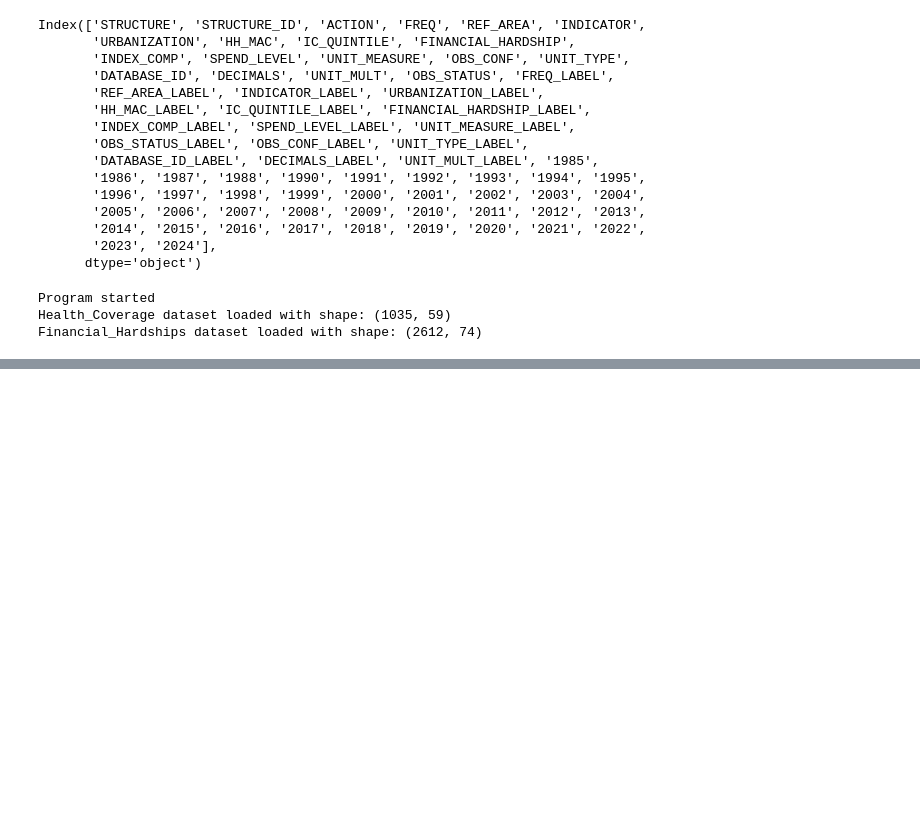
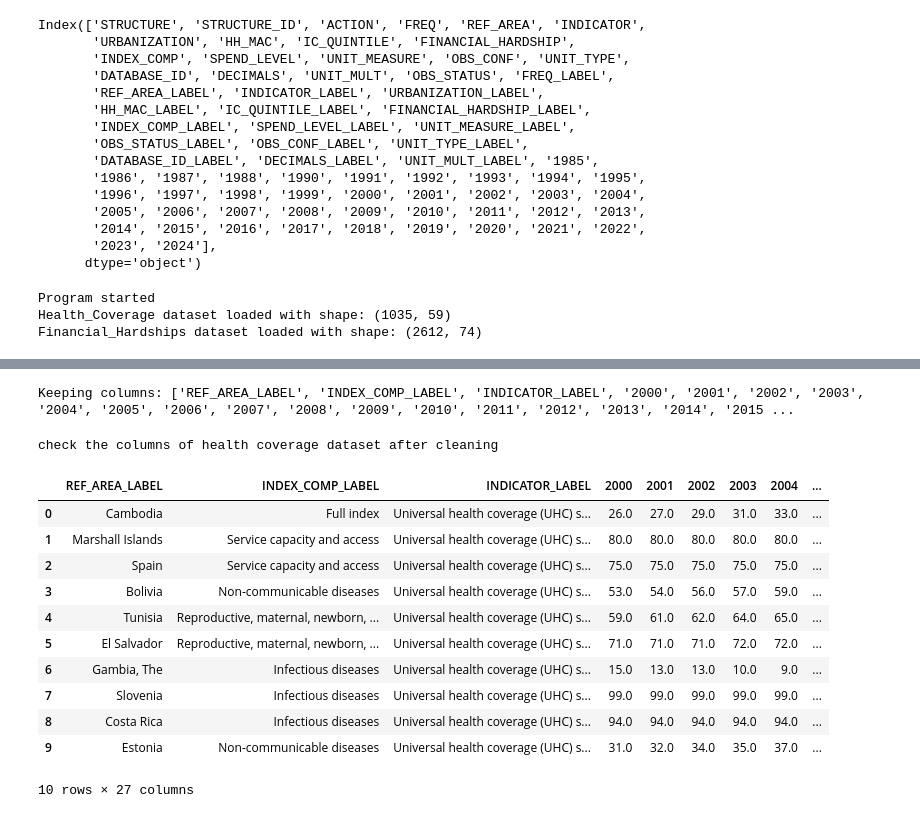
Before and after one commit to deelux-2468/Individual-_CW_DSPLC-IIT, a Jupyter notebook: Clean_Dataset.ipynb, the cells around one changed output, grey strips where cells are left out. Drawn from its saved outputs; the diff is of its cells as text; code cells hidden in the pictures; blank space fills up the shorter version.

Commit message:
added cleaned datasets and data cleaning notebook

```diff
--- a/Clean_Dataset.ipynb
+++ b/Clean_Dataset.ipynb
@@ -3,8 +3,8 @@ import pandas as pd
 import numpy as np
 import os
 # %%
-Health_Coverage = pd.read_csv("/Users/deannalakshman/Desktop/IIT/YEAR 2/SEM 2/DSPLC/Individual technical/Raw_Datasets/UHC_SCI_WIDEF (1).csv")
-Financial_Hardships = pd.read_csv("/Users/deannalakshman/Desktop/IIT/YEAR 2/SEM 2/DSPLC/Individual technical/Raw_Datasets/UHC_FH40_WIDEF.csv")
+Health_Coverage = pd.read_csv("/Users/deannalakshman/Desktop/IIT/YEAR 2/SEM 2/DSPLC/Individual technical/Raw_Datasets/Health_coverage.csv")
+Financial_Hardships = pd.read_csv("/Users/deannalakshman/Desktop/IIT/YEAR 2/SEM 2/DSPLC/Individual technical/Raw_Datasets/Finacial hardships.csv")
 # %%
 print(Health_Coverage.head())
 # %% [output]
@@ -90,13 +90,17 @@ Index(['STRUCTURE', 'STRUCTURE_ID', 'ACTION', 'FREQ', 'REF_AREA', 'INDICATOR',
 # %%
 os.makedirs("logs", exist_ok=True)
 
-log_file = open("logs/log.txt", "a")
+log_file = open("logs/data-cleaning.txt", "a")
 
 def log(msg):
     print(msg)
     log_file.write(msg + "\n")
+    log_file.flush()  # Ensure the message is written to the file immediately
 
+# TEST LOGS
 log("Program started")
+
+# Make sure these variables exist BEFORE this point
 log("Health_Coverage dataset loaded with shape: " + str(Health_Coverage.shape))
 log("Financial_Hardships dataset loaded with shape: " + str(Financial_Hardships.shape))
 # %% [output]
@@ -110,0 +158,26 @@ Health_Coverage.drop(columns=['STRUCTURE', 'STRUCTURE_ID', 'ACTION', 'FREQ', 'RE
+# %%
+cols_to_keep = ['REF_AREA_LABEL', 'INDEX_COMP_LABEL', 'INDICATOR_LABEL'] + \
+               [col for col in Health_Coverage.columns if col.isdigit()]
+
+Health_Coverage = Health_Coverage[cols_to_keep]
+
+log('Keeping columns: ' + str(cols_to_keep))
+# %% [output]
+Keeping columns: ['REF_AREA_LABEL', 'INDEX_COMP_LABEL', 'INDICATOR_LABEL', '2000', '2001', '2002', '2003', '2004', '2005', '2006', '2007', '2008', '2009', '2010', '2011', '2012', '2013', '2014', '2015 ...
+# %%
+log("check the columns of health coverage dataset after cleaning")
+Health_Coverage.head(10)
+# %% [output]
+check the columns of health coverage dataset after cleaning
+|  | REF_AREA_LABEL | INDEX_COMP_LABEL | INDICATOR_LABEL | 2000 | 2001 | 2002 | 2003 | 2004 | ... |
+| 0 | Cambodia | Full index | Universal health coverage (UHC) s... | 26.0 | 27.0 | 29.0 | 31.0 | 33.0 | ... |
+| 1 | Marshall Islands | Service capacity and access | Universal health coverage (UHC) s... | 80.0 | 80.0 | 80.0 | 80.0 | 80.0 | ... |
+| 2 | Spain | Service capacity and access | Universal health coverage (UHC) s... | 75.0 | 75.0 | 75.0 | 75.0 | 75.0 | ... |
+| 3 | Bolivia | Non-communicable diseases | Universal health coverage (UHC) s... | 53.0 | 54.0 | 56.0 | 57.0 | 59.0 | ... |
+| 4 | Tunisia | Reproductive, maternal, newborn, ... | Universal health coverage (UHC) s... | 59.0 | 61.0 | 62.0 | 64.0 | 65.0 | ... |
+| 5 | El Salvador | Reproductive, maternal, newborn, ... | Universal health coverage (UHC) s... | 71.0 | 71.0 | 71.0 | 72.0 | 72.0 | ... |
+| 6 | Gambia, The | Infectious diseases | Universal health coverage (UHC) s... | 15.0 | 13.0 | 13.0 | 10.0 | 9.0 | ... |
+| 7 | Slovenia | Infectious diseases | Universal health coverage (UHC) s... | 99.0 | 99.0 | 99.0 | 99.0 | 99.0 | ... |
+| 8 | Costa Rica | Infectious diseases | Universal health coverage (UHC) s... | 94.0 | 94.0 | 94.0 | 94.0 | 94.0 | ... |
+| 9 | Estonia | Non-communicable diseases | Universal health coverage (UHC) s... | 31.0 | 32.0 | 34.0 | 35.0 | 37.0 | ... |
+10 rows × 27 columns
```
Also changed, not shown: parts of 29 cells of this notebook, 10 other files.
